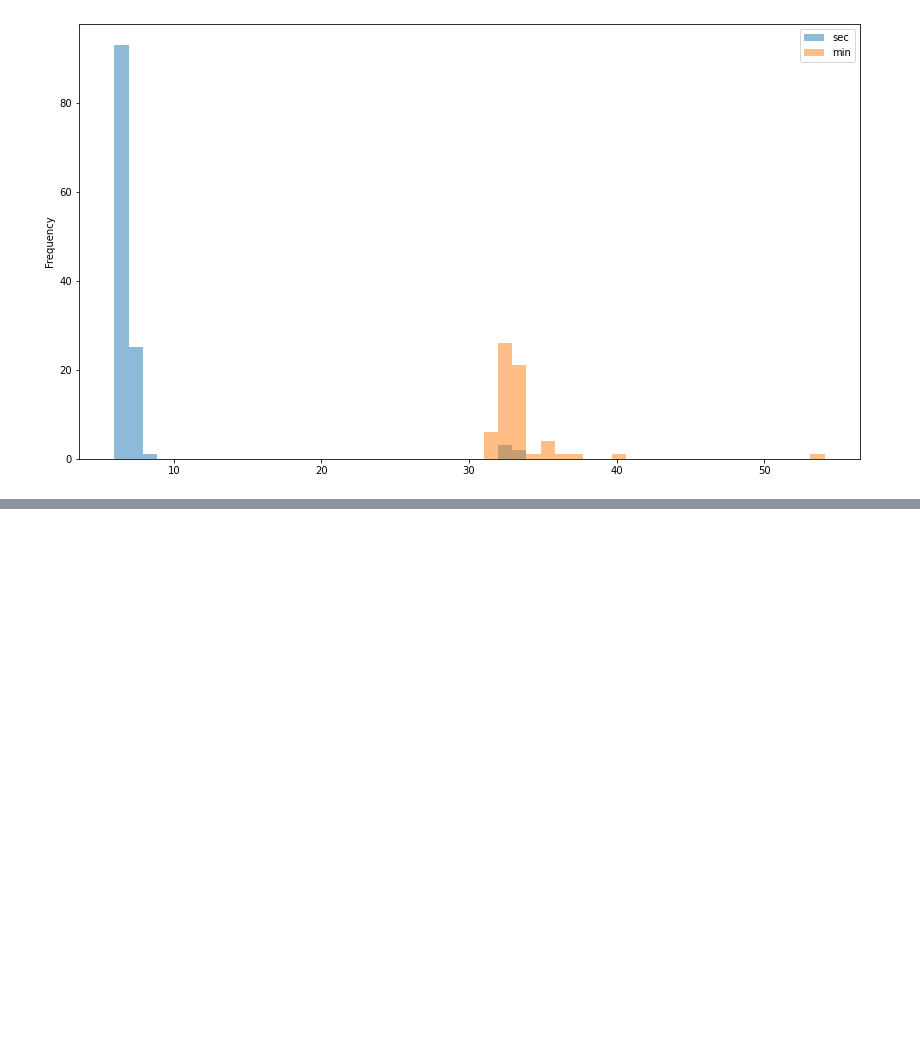
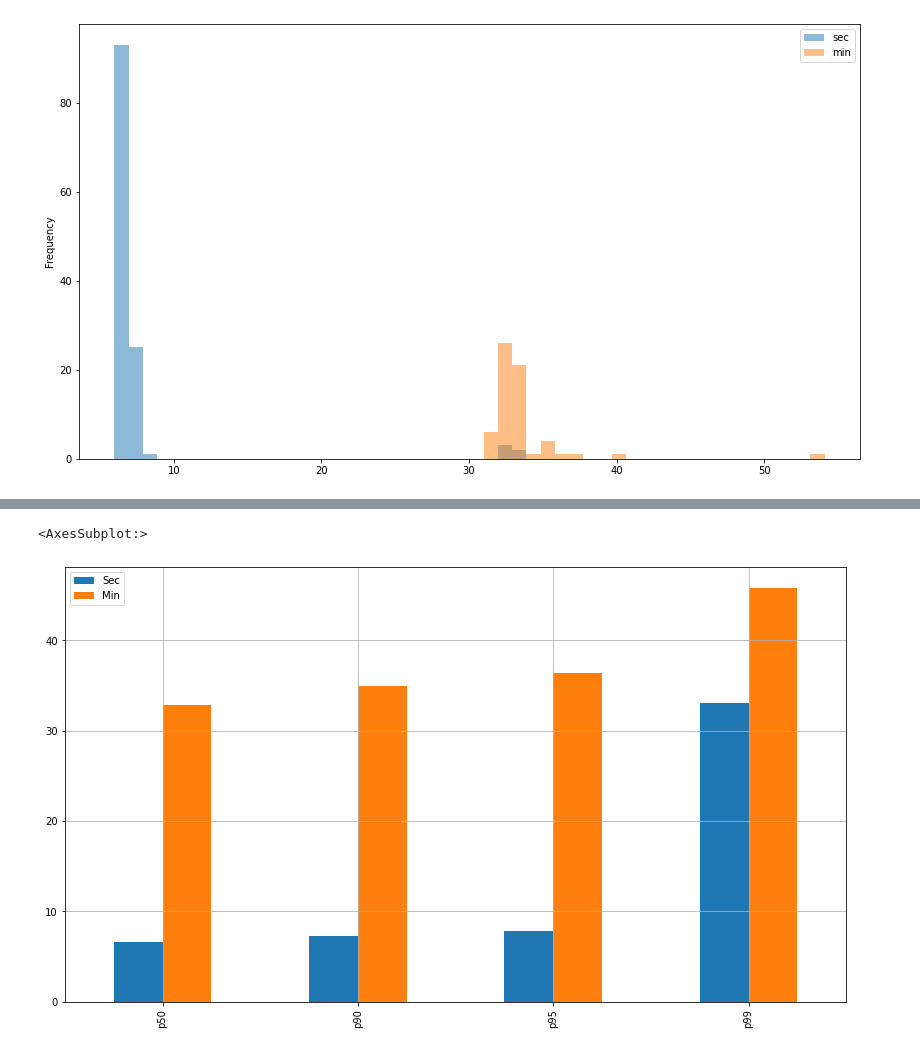
Before and after one commit to ericmelz/pinger-parser, a Jupyter notebook: jupyter/Pinger Parser Playground.ipynb, the cells around one changed output, grey strips where cells are left out. Drawn from its saved outputs; the diff is of its cells as text; code cells hidden in the pictures; blank space fills up the shorter version.

Commit message:
added percentile plot

```diff
--- a/jupyter/Pinger Parser Playground.ipynb
+++ b/jupyter/Pinger Parser Playground.ipynb
@@ -185,0 +214,6 @@ ax = df5.plot.hist(bins=50, alpha=0.5, figsize=(14,8))
+# %%
+data = {'Sec':[df5.quantile(.5)['sec'], df5.quantile(.9)['sec'], df5.quantile(.95)['sec'], df5.quantile(.99)['sec']],
+        'Min':[df5.quantile(.5)['min'], df5.quantile(.9)['min'], df5.quantile(.95)['min'], df5.quantile(.99)['min']]}
+index = ['p50', 'p90', 'p95', 'p99']
+# %%
+df6 = pd.DataFrame(data, index=index)
@@ -185,0 +228,5 @@ ax = df5.plot.hist(bins=50, alpha=0.5, figsize=(14,8))
+# %%
+df6.plot(kind='bar', grid=True, figsize=(14,8))
+# %% [output]
+<AxesSubplot:>
+[figure, added]
```
Also changed, not shown: parts of 6 cells of this notebook.
